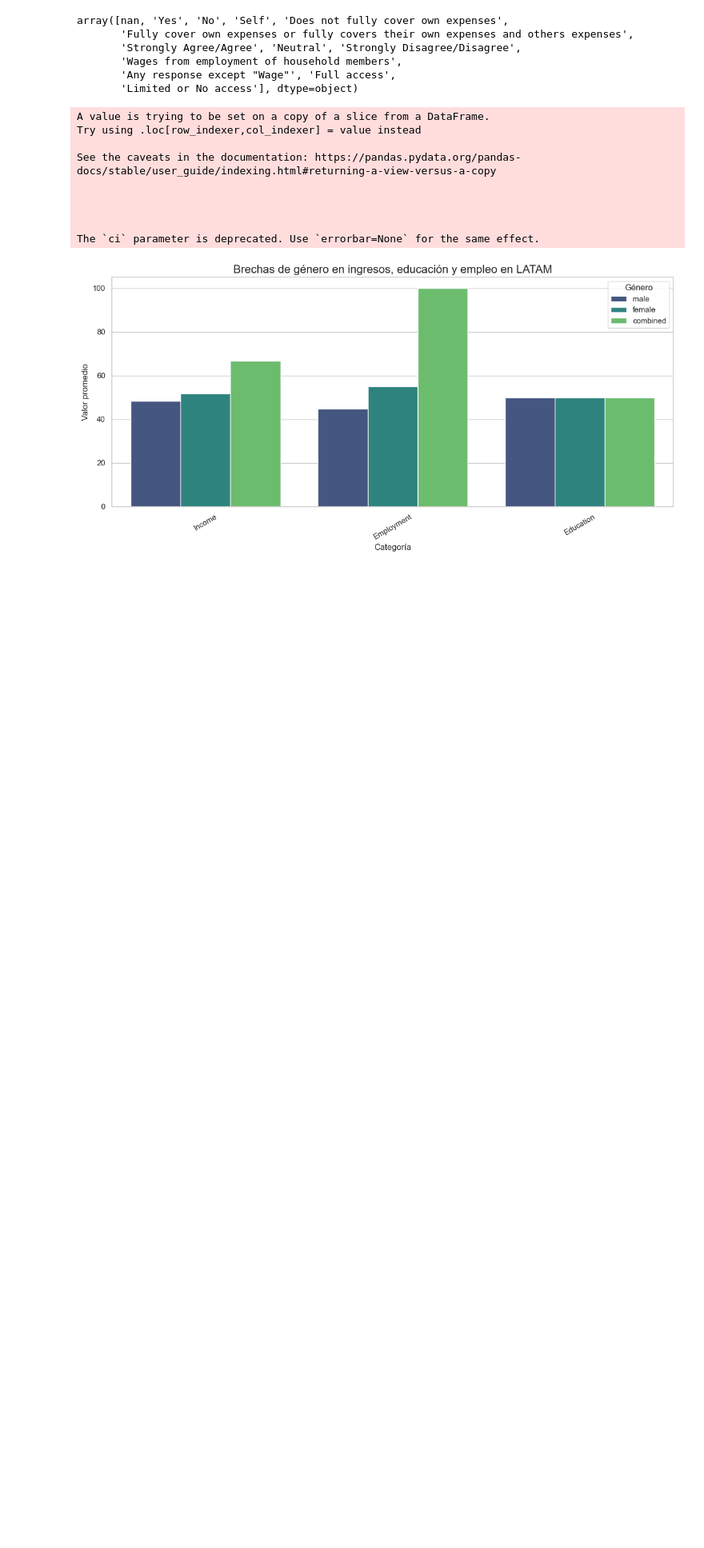
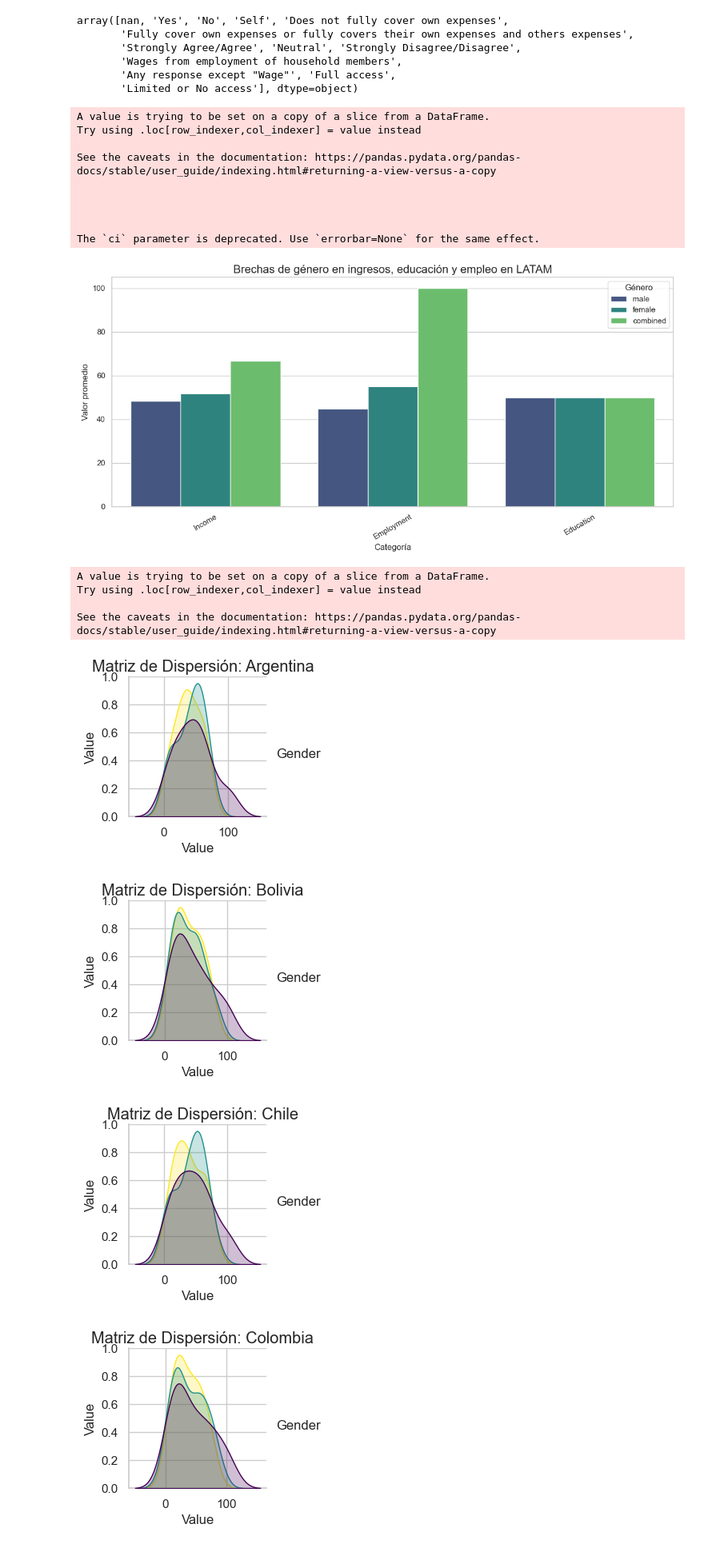
Before and after one commit to FrankYesid/Ruta_aprendizaje_2025, a Jupyter notebook: 01-Visualización de Datos/Proyecto 4/Visualizacion_Desigualdad_Genero.ipynb, the cells around one changed output. Shown: that part at 80% size. Drawn from its saved outputs; the diff is of its cells as text; code cells hidden in the pictures; blank space fills up the shorter version.

Commit message:
Add initial data visualization scripts for Gender Inequality analysis in LATAM

```diff
--- a/01-Visualización de Datos/Proyecto 4/Visualizacion_Desigualdad_Genero.ipynb
+++ b/01-Visualización de Datos/Proyecto 4/Visualizacion_Desigualdad_Genero.ipynb
@@ -172,3 +172,35 @@ fig.update_geos(
 
 # Mostrar el mapa
 fig.show()
+# %%
+# Visualización 5: Matriz de dispersión por país
+# Preparar los datos
+scatter_data = data_latam[['Geography', 'Value', 'Gender']]
+
+# Convertir 'Gender' en numérico si es necesario
+scatter_data['Gender'] = scatter_data['Gender'].astype('category').cat.codes
+
+# Lista de países únicos
+countries = scatter_data['Geography'].unique()
+
+# Crear gráficos para cada país
+for country in countries:
+    data_country = scatter_data[scatter_data['Geography'] == country]
+
+    sns.pairplot(
+        data_country,
+        diag_kind='kde',
+        hue='Gender',  # Diferenciar por género
+        palette='viridis'
+    )
+    plt.suptitle(f"Matriz de Dispersión: {country}", y=1.02)
+    plt.show()
+# %% [output]
+A value is trying to be set on a copy of a slice from a DataFrame.
+Try using .loc[row_indexer,col_indexer] = value instead
+
+See the caveats in the documentation: https://pandas.pydata.org/pandas-docs/stable/user_guide/indexing.html#returning-a-view-versus-a-copy
+[figure, added]
+[figure, added]
+[figure, added]
+[figure, added]
```
Also changed, not shown: parts of 3 cells of this notebook.
